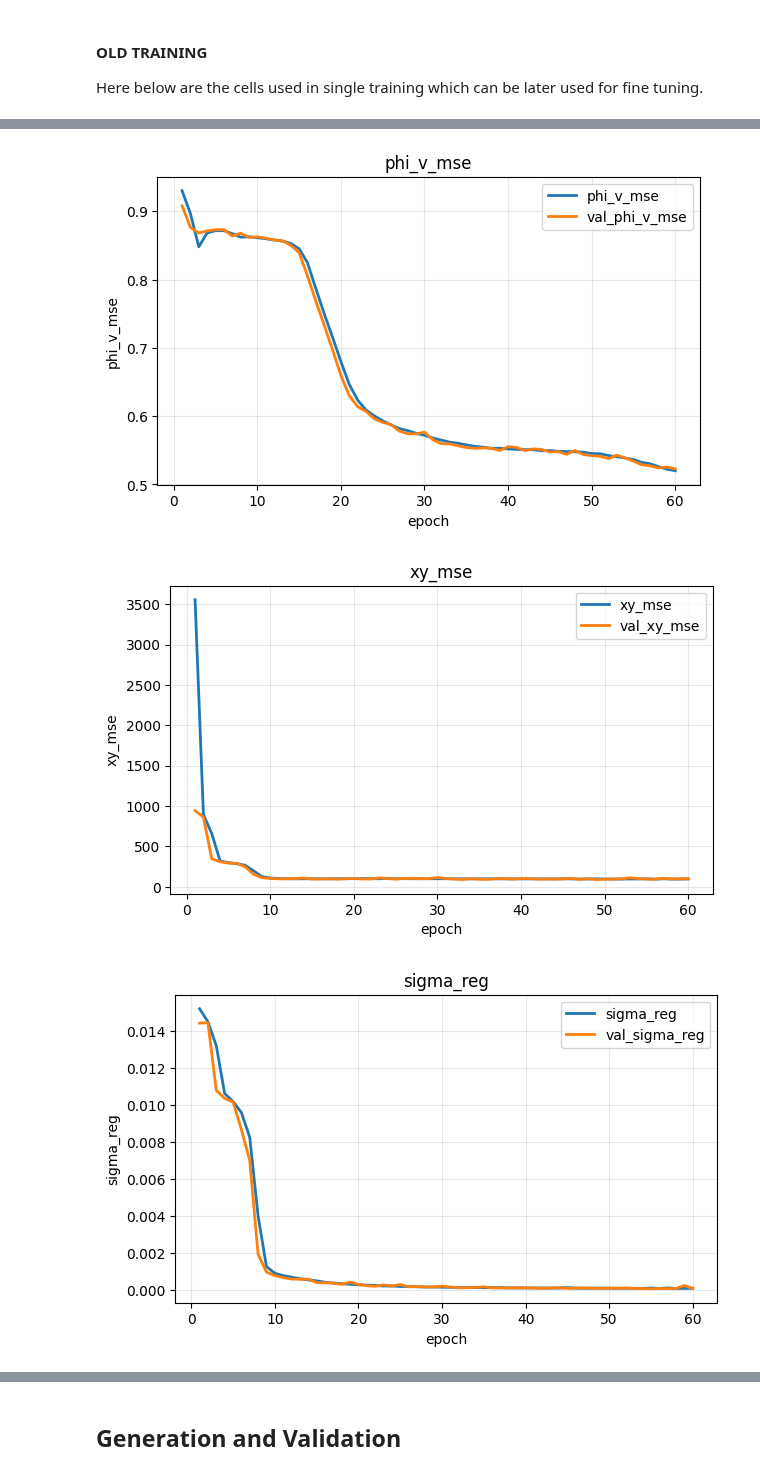
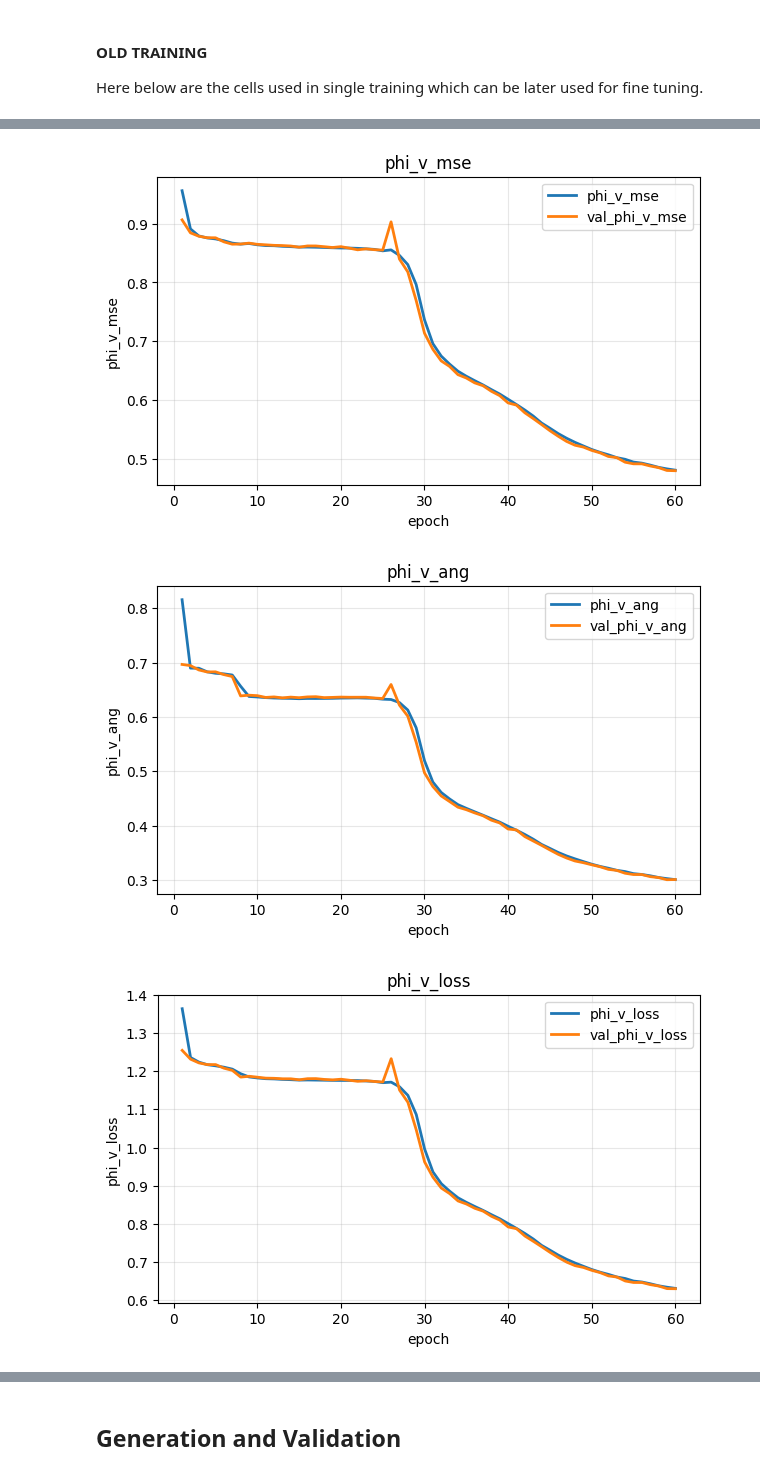
Before and after one commit to francescomonastra/MAGI, a Jupyter notebook: GEEANNT_v1_5RS.ipynb, the cells around one changed output, grey strips where cells are left out. Saved outputs shown, nothing was run; the diff lists cells and outputs as text; code cells hidden in the pictures.

```diff
--- a/GEEANNT_v1_5RS.ipynb
+++ b/GEEANNT_v1_5RS.ipynb
@@ -1535,12 +1535,10 @@ class CVAE_CatEnergy_CatUV(keras.Model):
             layers.Dense(2)
         ], name="phi_r_head")
 
-        # 5) phi_v expressive 2D head
+        # 5) phi_v expressive 2D head (Simplified to be more similar to the one in v1.4 which was more stable)
         self.phi_v_head = keras.Sequential([
             layers.Dense(64),
-            layers.LeakyReLU(0.02),
-            layers.Dense(64),
-            layers.LeakyReLU(0.02),
+            layers.LeakyReLU(0.01),
             layers.Dense(2)
         ], name="phi_v_head")
 
@@ -1637,6 +1635,22 @@ class CVAE_CatEnergy_CatUV(keras.Model):
         y = self.sphere_R * sin_theta * s
         return x, y
 
+    def _angular_loss_2d(self, true_pair, pred_pair): # New function to compute angular loss for 2D pairs for phi_v
+        ct = true_pair[:, 0]
+        st = true_pair[:, 1]
+
+        cp = pred_pair[:, 0]
+        sp = pred_pair[:, 1]
+
+        norm = tf.sqrt(cp * cp + sp * sp + 1e-12)
+        cp = cp / norm
+        sp = sp / norm
+
+        cos_delta = ct * cp + st * sp
+        cos_delta = tf.clip_by_value(cos_delta, -1.0, 1.0)
+
+        return 1.0 - cos_delta
+
     def _decode_params(self, z, cond, training=False):
         """
         Decode all head parameters from z and cond.
@@ -1701,6 +1715,9 @@ class CVAE_CatEnergy_CatUV(keras.Model):
         # 4) Angular heads
         phi_r_mse = tf.reduce_sum(tf.square(phi_r_true - params["phi_r"]), axis=1)
         phi_v_mse = tf.reduce_sum(tf.square(phi_v_true - params["phi_v"]), axis=1)
+        phi_v_ang = self._angular_loss_2d(phi_v_true, params["phi_v"])
+
+        phi_v_loss = phi_v_mse + 0.5 * phi_v_ang # Combine MSE and angular loss for phi_v
 
         # 5) Geometric xy-loss from sr + phi_r
         x_true, y_true_xy = self._xy_from_sr_phi(sr_true, phi_r_true)
@@ -1713,7 +1730,7 @@ class CVAE_CatEnergy_CatUV(keras.Model):
             self.w_sr     * sr_nll +
             self.w_uv     * uv_ce +
             self.w_phi_r  * phi_r_mse +
-            self.w_phi_v  * phi_v_mse +
+            self.w_phi_v  * phi_v_loss +    # Use combined loss for phi_v
             self.w_xy     * xy_mse
         )
 
@@ -4003,13 +4046,13 @@ model = CVAE_CatEnergy_CatUV(
     # Regularization
     lambda_sigma=2e-3,
     sigma_target=-2.5,
-    lambda_phi=2e-2,
+    lambda_phi=2e-2, # brought back from 3e-2 to 2e-2 to balance with the new categorical heads and prevent it from dominating the early training
     lambda_phi_r=2e-2,
 
     # Reconstruction weights
     w_energy=0.8,   # categorical energy head, reduced from 1.0 to 0.8 to allow more focus on other variables
     w_sr=1.1,       # Gaussian s_r head
-    w_uv=1.2,       # categorical u_v head
+    w_uv=1.1,       # categorical u_v head, reduced from 1.2 to 1.1 to balance with the energy head and encourage better overall learning of the direction distribution
     w_phi_r=1.4,    # position angular head
     w_phi_v=1.1,    # direction angular head
 
@@ -4079,6 +4122,7 @@ def plot_history(history, keys=None, show_available=True):
 
     # ==========================================================
     # Default metrics for CVAE_CatEnergy_CatUV
+    # Compatible with optional angular-loss metrics
     # ==========================================================
     if keys is None:
         keys = [
@@ -4099,6 +4143,10 @@ def plot_history(history, keys=None, show_available=True):
             "phi_r_mse",
             "phi_v_mse",
 
+            # optional new angular metrics
+            "phi_v_ang",
+            "phi_v_loss",
+
             # geometric loss
             "xy_mse",
 
@@ -4117,7 +4165,6 @@ def plot_history(history, keys=None, show_available=True):
         n_ep = len(next(iter(h.values())))
 
     epochs = np.arange(1, n_ep + 1)
-
     has_lr = ("learning_rate" in h)
 
     # ==========================================================
@@ -4126,7 +4173,6 @@ def plot_history(history, keys=None, show_available=True):
     for k in keys:
 
         if k not in h:
-            print("Metric not present:", k)
             continue
 
         plt.figure(figsize=(7, 4))
@@ -4139,7 +4185,6 @@ def plot_history(history, keys=None, show_available=True):
         )
 
         val_k = "val_" + k
-
         if val_k in h:
             plt.plot(
                 epochs,
@@ -4166,10 +4211,8 @@ def plot_history(history, keys=None, show_available=True):
         plt.xlabel("epoch")
         plt.ylabel(k)
         plt.title(k)
-
         plt.legend()
         plt.grid(True, alpha=0.3)
-
         plt.show()
 
 
@@ -4190,3 +4233,3 @@ Available history keys:
-[figure, old version]
+[figure, new version]
-[figure, old version]
+[figure, new version]
-[figure, old version]
+[figure, new version]
```
Also changed, not shown: parts of 6 cells of this notebook.
